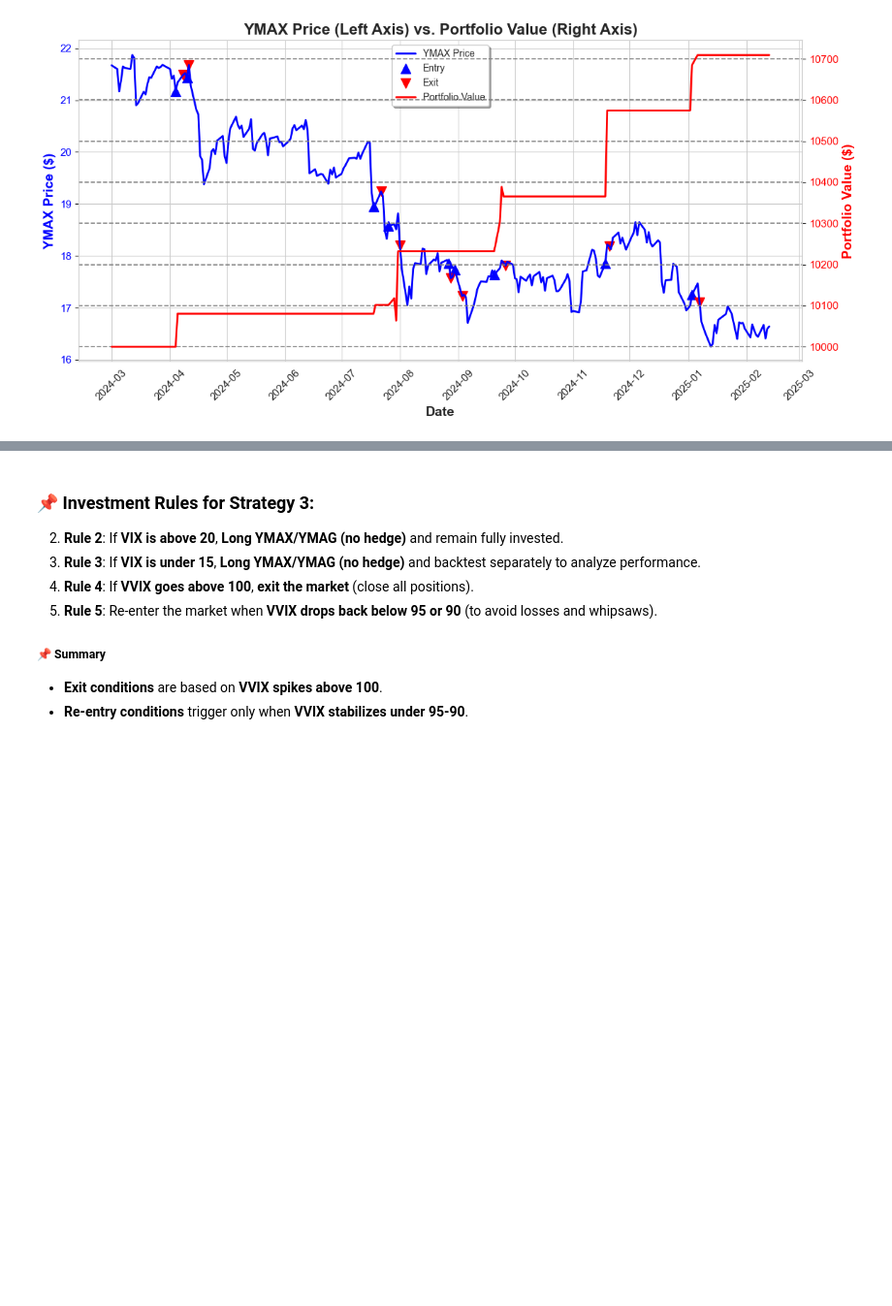
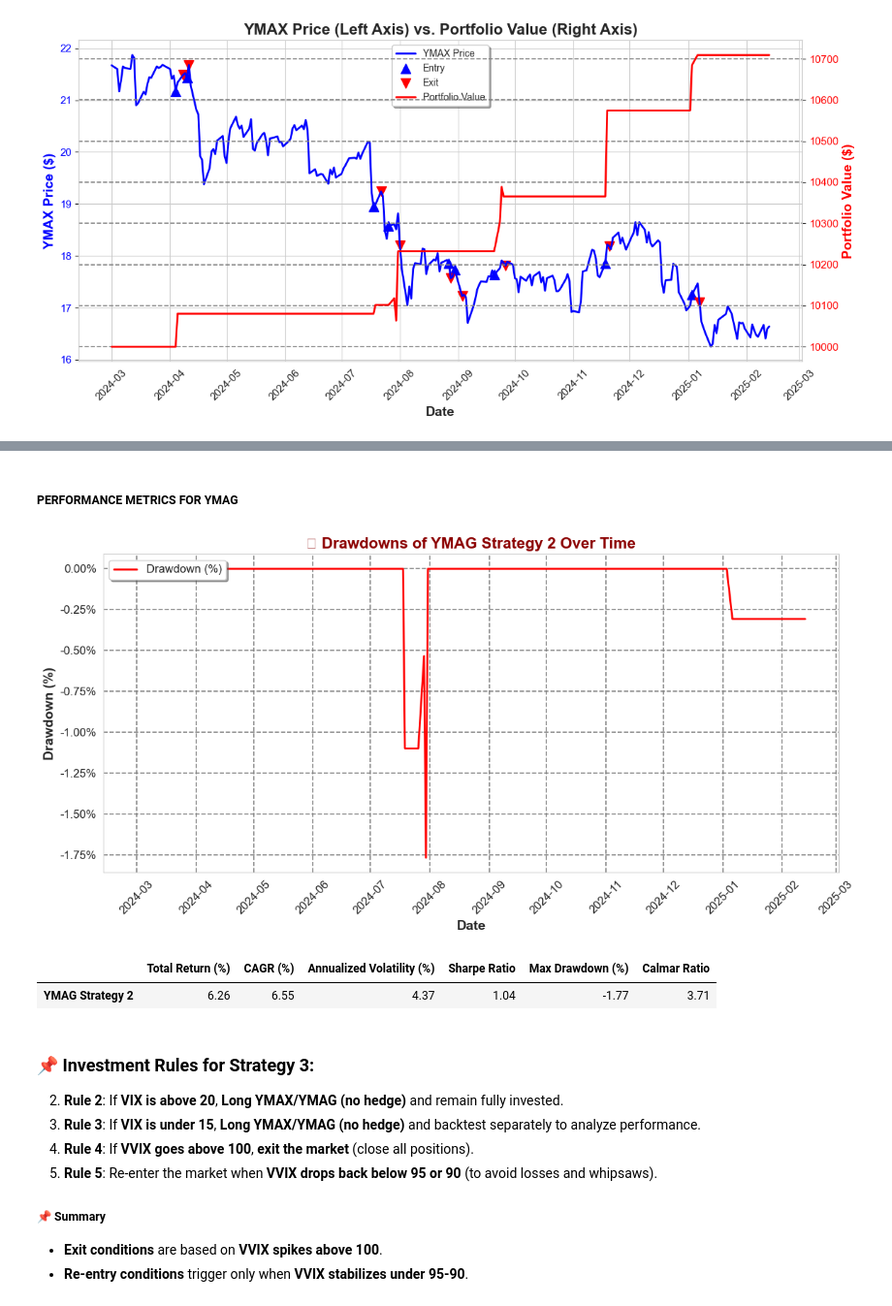
Before and after one commit to BensonMunene/Ratios-Strategy-App, a Jupyter notebook: Codes/Backtesting Strategy 2.ipynb, the cells around one changed output, grey strips where cells are left out. Shown at 97% size. Cells and saved outputs as stored; diff of their text form; code cells hidden in the pictures; blank space fills up the shorter version.

```diff
--- a/Codes/Backtesting Strategy 2.ipynb
+++ b/Codes/Backtesting Strategy 2.ipynb
@@ -833,0 +1262,2 @@ fig.show()
+# %% [markdown]
+#####  PERFORMANCE METRICS FOR YMAG
@@ -834,3 +1302,45 @@ fig.show()
+# %%
+# ------------------------------------------------------------
+# 2) PLOT DRAWDOWNS OVER TIME FOR YMAG
+# ------------------------------------------------------------
+sns.set_style("whitegrid")
+plt.figure(figsize=(12, 6))
+
+ax = sns.lineplot(
+    x=ymag_df["Date"],
+    y=drawdown_percentage_ymag,
+    color="red",
+    linewidth=2,
+    label="Drawdown (%)"
+)
+
+# Format X-axis to display one tick per month
+ax.xaxis.set_major_locator(mdates.MonthLocator())
+ax.xaxis.set_major_formatter(mdates.DateFormatter("%Y-%m"))
+plt.xticks(rotation=45, fontsize=12)
+plt.yticks(fontsize=12)
+
+# Format Y-axis labels to show percentages with two decimal places
+ax.yaxis.set_major_formatter(mticker.FuncFormatter(lambda y, pos: f"{y:.2f}%"))
+
+plt.xlabel("Date", fontsize=14, fontweight="bold")
+plt.ylabel("Drawdown (%)", fontsize=14, fontweight="bold")
+plt.title("📉 Drawdowns of YMAG Strategy 2 Over Time", fontsize=16, fontweight="bold", color="darkred")
+
+# Add thicker, colored grid lines for better visibility
+plt.grid(True, linestyle="--", linewidth=1.2, color="gray")
+plt.legend(fontsize=12, loc="upper left", frameon=True, shadow=True)
+plt.tight_layout()
+plt.show()
+# %% [output]
+[figure, added]
+# %%
+# Display the performance metrics for YMAX
+performance_df_ymag = performance_df_ymag.round(2)
+performance_df_ymag
+# %% [output]
+|  | Total Return (%) | CAGR (%) | Annualized Volatility (%) | Sharpe Ratio | Max Drawdown (%) | Calmar Ratio |
+| YMAG Strategy 2 | 6.26 | 6.55 | 4.37 | 1.04 | -1.77 | 3.71 |
 # %% [markdown]
 ### **📌 Investment Rules for Strategy 3:**
 2. **Rule 2**: If **VIX is above 20**, **Long YMAX/YMAG (no hedge)** and remain fully invested.
```
Also changed, not shown: parts of 12 cells of this notebook, 4 other files.
